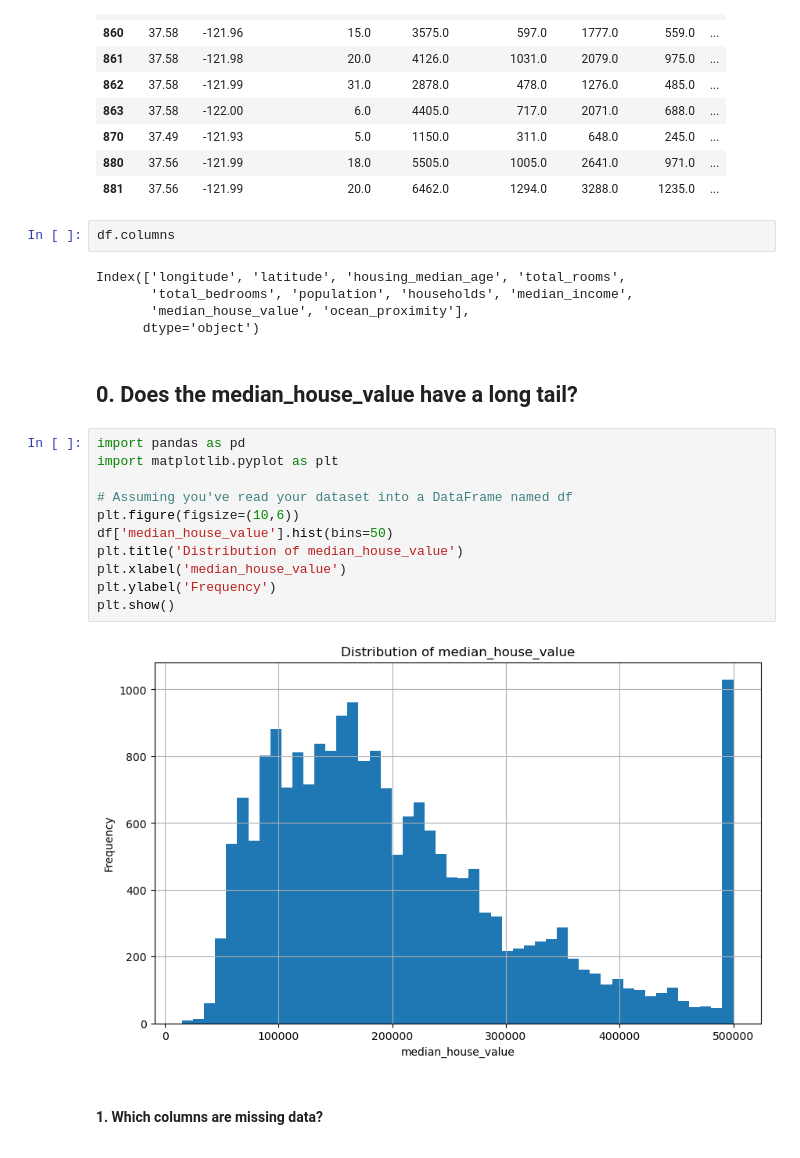
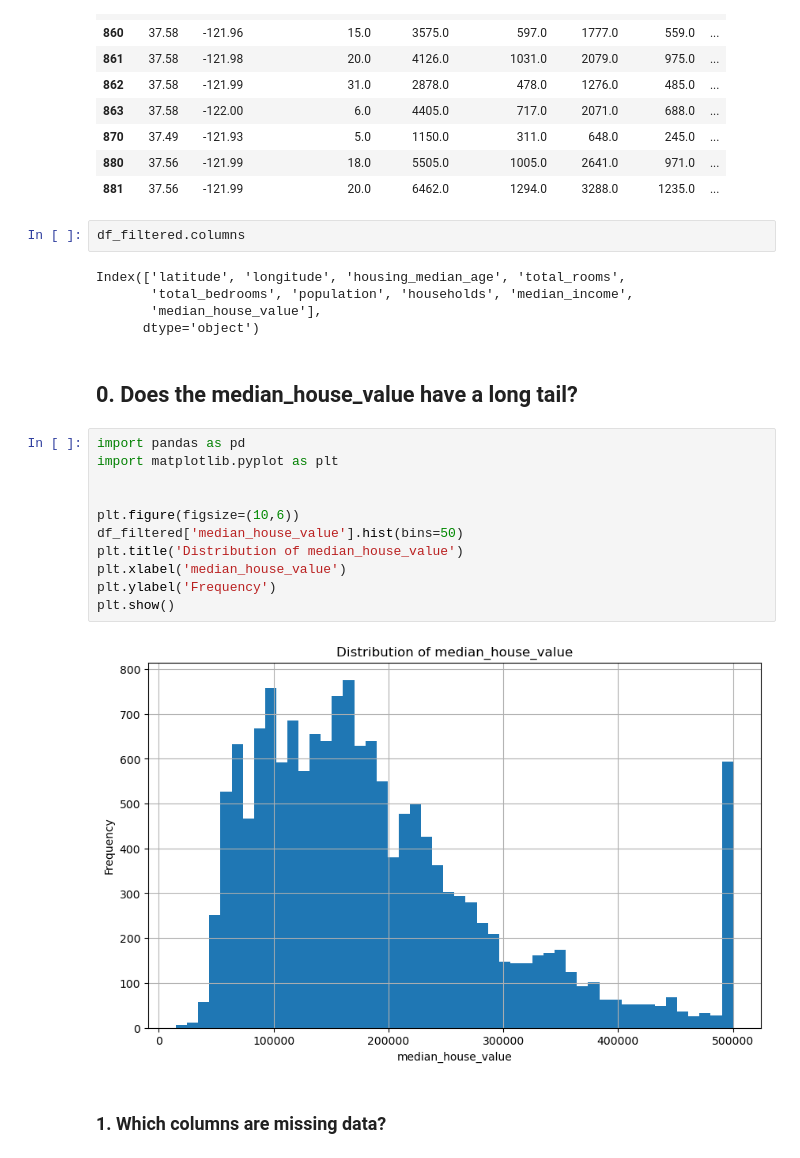
Before and after one commit to kevmo/ml-demos, a Jupyter notebook: Regression.ipynb, the cells around one changed output. Saved outputs shown, nothing was run; the diff lists cells and outputs as text.

```diff
--- a/Regression.ipynb
+++ b/Regression.ipynb
@@ -62,27 +64,27 @@ df_filtered.head(10)
 | 880 | 37.56 | -121.99 | 18.0 | 5505.0 | 1005.0 | 2641.0 | 971.0 | ... |
 | 881 | 37.56 | -121.99 | 20.0 | 6462.0 | 1294.0 | 3288.0 | 1235.0 | ... |
 # %%
-df.columns
+df_filtered.columns
 # %% [output]
-Index(['longitude', 'latitude', 'housing_median_age', 'total_rooms',
+Index(['latitude', 'longitude', 'housing_median_age', 'total_rooms',
        'total_bedrooms', 'population', 'households', 'median_income',
-       'median_house_value', 'ocean_proximity'],
+       'median_house_value'],
       dtype='object')
 # %% [markdown]
 ## 0. Does the median_house_value have a long tail?
 # %%
 import pandas as pd
 import matplotlib.pyplot as plt
 
-# Assuming you've read your dataset into a DataFrame named df
+
 plt.figure(figsize=(10,6))
-df['median_house_value'].hist(bins=50)
+df_filtered['median_house_value'].hist(bins=50)
 plt.title('Distribution of median_house_value')
 plt.xlabel('median_house_value')
 plt.ylabel('Frequency')
 plt.show()
 # %% [output]
-[figure, old version]
+[figure, new version]
 # %% [markdown]
-#### 1. Which columns are missing data?
+### 1. Which columns are missing data?
 # %%
```
Also changed, not shown: parts of 8 cells of this notebook.
